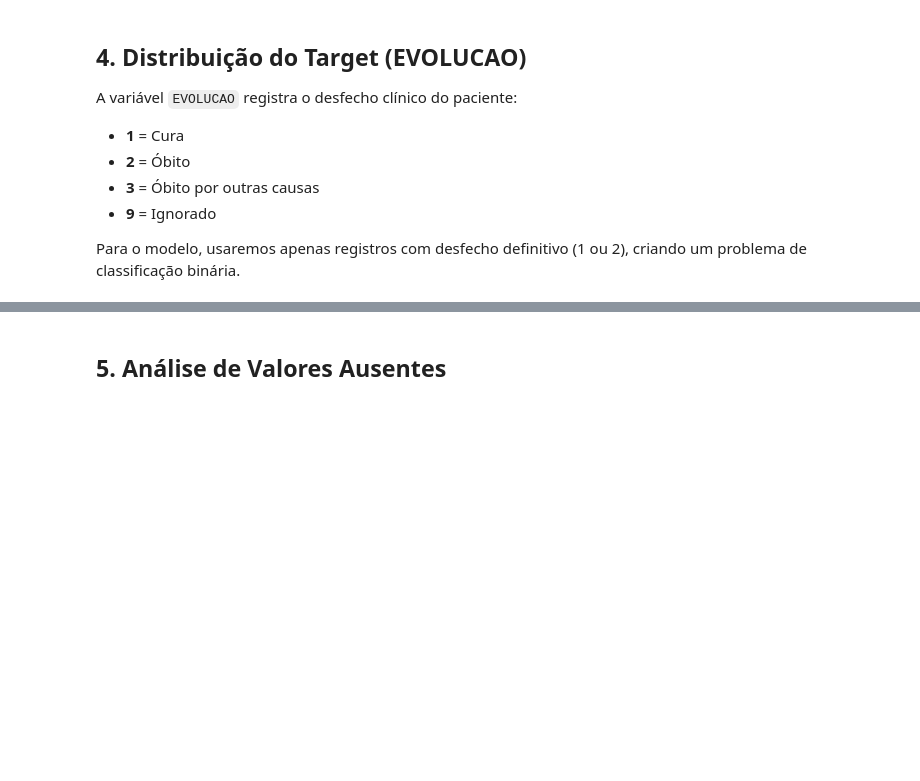
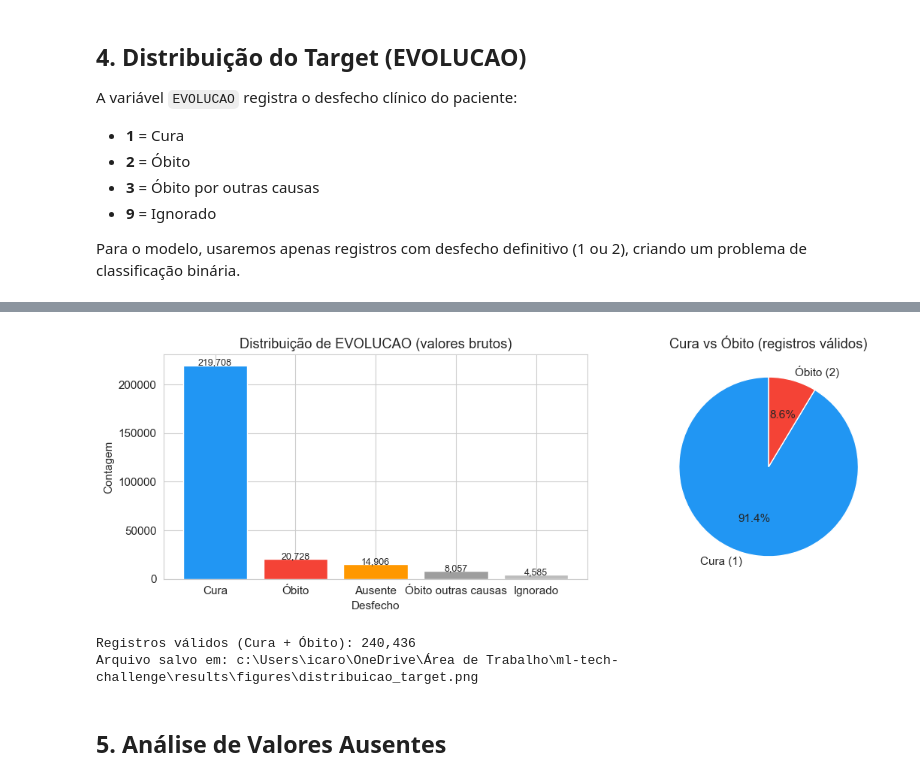
Before and after one commit to IcaroIN/tech-challenge-srag-v2, a Jupyter notebook: notebooks/01_exploratory_data_analysis.ipynb, the cells around one changed output, grey strips where cells are left out. Drawn from its saved outputs; the diff is of its cells as text; code cells hidden in the pictures; blank space fills up the shorter version.

Commit message:
Adicionando image e estrutura de pastas

```diff
--- a/notebooks/01_exploratory_data_analysis.ipynb
+++ b/notebooks/01_exploratory_data_analysis.ipynb
@@ -99,31 +165,90 @@ A variável `EVOLUCAO` registra o desfecho clínico do paciente:
 
 Para o modelo, usaremos apenas registros com desfecho definitivo (1 ou 2), criando um problema de classificação binária.
 # %%
+from pathlib import Path
+import matplotlib.pyplot as plt
+
+# =========================
+# Resumo do target
+# =========================
 resumo = resumo_target(df)
 
+# =========================
+# Criar figura
+# =========================
 fig, axes = plt.subplots(1, 2, figsize=(12, 4))
 
-# Contagem
+# =========================
+# Gráfico 1 — Contagem geral
+# =========================
 evolucao_counts = df['EVOLUCAO'].value_counts(dropna=False)
-mapa = {1: 'Cura', 2: 'Óbito', 3: 'Óbito outras causas', 9: 'Ignorado', float('nan'): 'Ausente'}
-evolucao_counts.index = evolucao_counts.index.map(lambda x: mapa.get(x, str(x)))
 
-axes[0].bar(evolucao_counts.index, evolucao_counts.values, color=['#2196F3', '#F44336', '#FF9800', '#9E9E9E', '#BDBDBD'])
+mapa = {
+    1: 'Cura',
+    2: 'Óbito',
+    3: 'Óbito outras causas',
+    9: 'Ignorado'
+}
+
+# Ajuste de labels (tratando NaN)
+evolucao_counts.index = evolucao_counts.index.map(
+    lambda x: mapa.get(x, 'Ausente' if pd.isna(x) else str(x))
+)
+
+axes[0].bar(
+    evolucao_counts.index,
+    evolucao_counts.values,
+    color=['#2196F3', '#F44336', '#FF9800', '#9E9E9E', '#BDBDBD']
+)
+
 axes[0].set_title('Distribuição de EVOLUCAO (valores brutos)')
 axes[0].set_xlabel('Desfecho')
 axes[0].set_ylabel('Contagem')
+
+# Adicionar valores acima das barras
 for i, v in enumerate(evolucao_counts.values):
     axes[0].text(i, v + 100, f'{v:,}', ha='center', fontsize=9)
 
-# Apenas Cura vs Óbito
+# =========================
+# Gráfico 2 — Cura vs Óbito
+# =========================
 df_valido = df[df['EVOLUCAO'].isin([1, 2])]
+
 cores = ['#2196F3', '#F44336']
 labels = ['Cura (1)', 'Óbito (2)']
+
 contagens = df_valido['EVOLUCAO'].value_counts()
-axes[1].pie(contagens.values, labels=labels, colors=cores, autopct='%1.1f%%', startangle=90)
+
+axes[1].pie(
+    contagens.values,
+    labels=labels,
+    colors=cores,
+    autopct='%1.1f%%',
+    startangle=90
+)
+
 axes[1].set_title('Cura vs Óbito (registros válidos)')
 
+# =========================
+# Salvar imagem (CORRIGIDO)
+# =========================
+
+# Caminho absoluto seguro baseado na raiz do projeto
+PROJECT_ROOT = Path.cwd().parent
+output_dir = PROJECT_ROOT / "results" / "figures"
+
+# Cria a pasta automaticamente se não existir
+output_dir.mkdir(parents=True, exist_ok=True)
+
+# Salva o gráfico
 plt.tight_layout()
-plt.savefig('../results/figures/distribuicao_target.png', dpi=150, bbox_inches='tight')
+plt.savefig(output_dir / "distribuicao_target.png", dpi=150, bbox_inches='tight')
+
 plt.show()
-print(f'Registros válidos (Cura + Óbito): {len(df_valido):,}')
+
+# =========================
+# Print final
+# =========================
+print(f"Registros válidos (Cura + Óbito): {len(df_valido):,}")
+print(f"Arquivo salvo em: {output_dir / 'distribuicao_target.png'}")
+# %% [output]
@@ -130,3 +263,6 @@ print(f'Registros válidos (Cura + Óbito): {len(df_valido):,}')
+[figure, added]
+Registros válidos (Cura + Óbito): 240,436
+Arquivo salvo em: c:\Users\icaro\OneDrive\Área de Trabalho\ml-tech-challenge\results\figures\distribuicao_target.png
 # %% [markdown]
 ## 5. Análise de Valores Ausentes
 # %%
```
Also changed, not shown: parts of 15 cells of this notebook, 15 other files.
